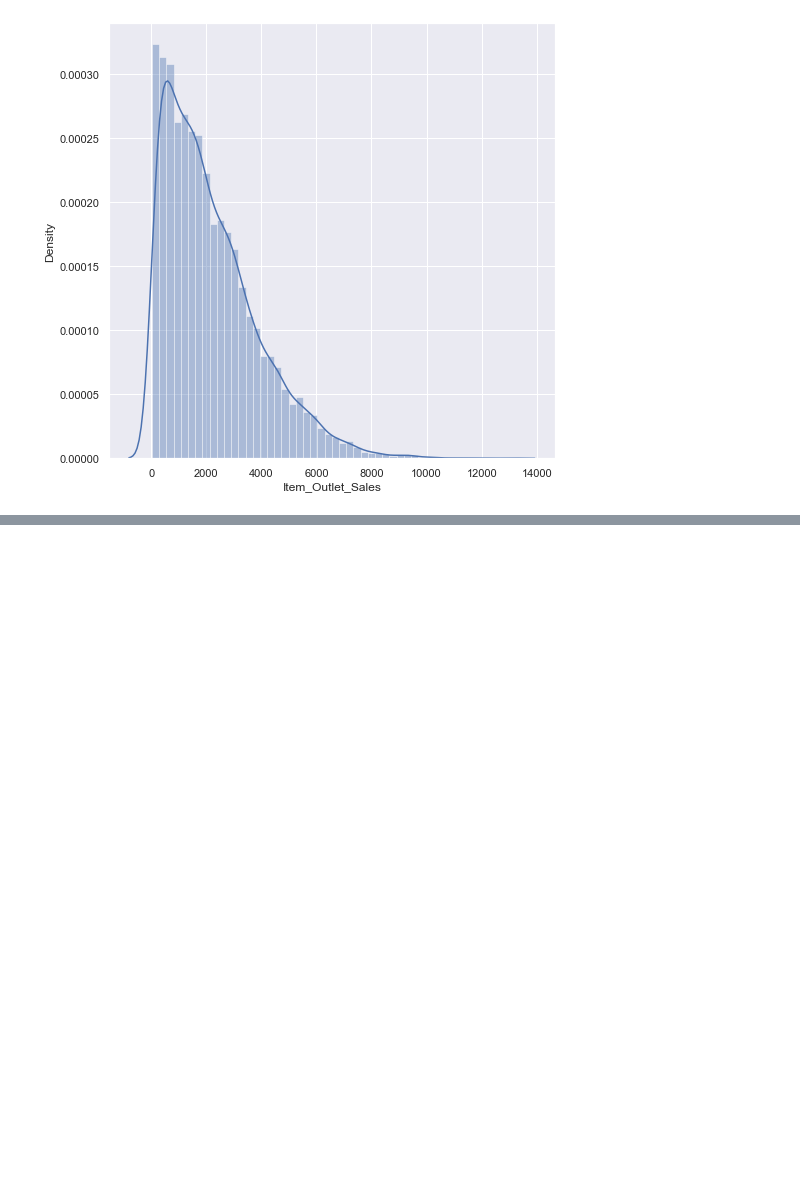
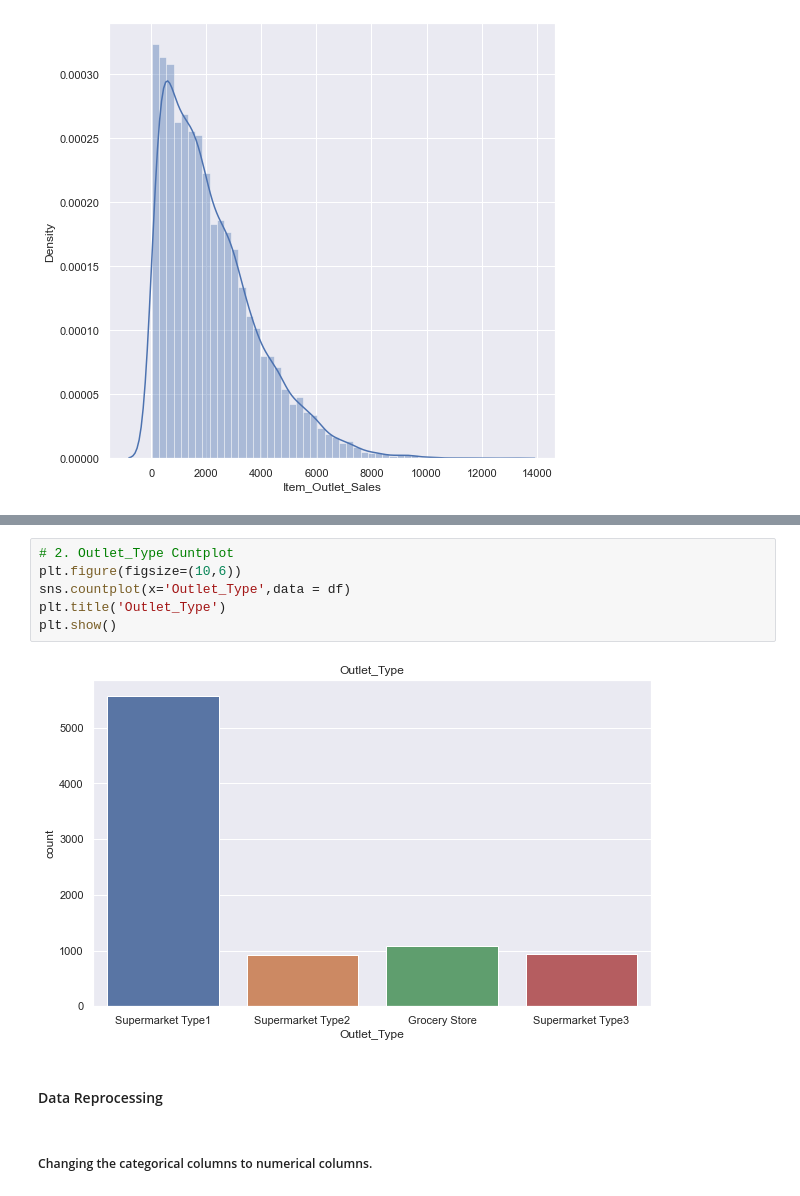
Before and after one commit to nextbilionaire/Big-Mart-Sales-Prediction-Model, a Jupyter notebook: Big Mart Sales Prediction Using Machine Learning in Python.ipynb, the cells around one changed output, grey strips where cells are left out. Cells and saved outputs as stored; diff of their text form; blank space fills up the shorter version.

```diff
--- a/Big Mart Sales Prediction Using Machine Learning in Python.ipynb
+++ b/Big Mart Sales Prediction Using Machine Learning in Python.ipynb
@@ -281,0 +299,12 @@ SyntaxError: positional argument follows keyword argument (<ipython-input-42-b37
+# %%
+# 2. Outlet_Type Cuntplot
+plt.figure(figsize=(10,6))
+sns.countplot(x='Outlet_Type',data = df)
+plt.title('Outlet_Type')
+plt.show()
+# %% [output]
+[figure, added]
+# %% [markdown]
+#### Data Reprocessing
+# %% [markdown]
+##### Changing the categorical columns to numerical columns.
```
Also changed, not shown: parts of 36 cells of this notebook.
